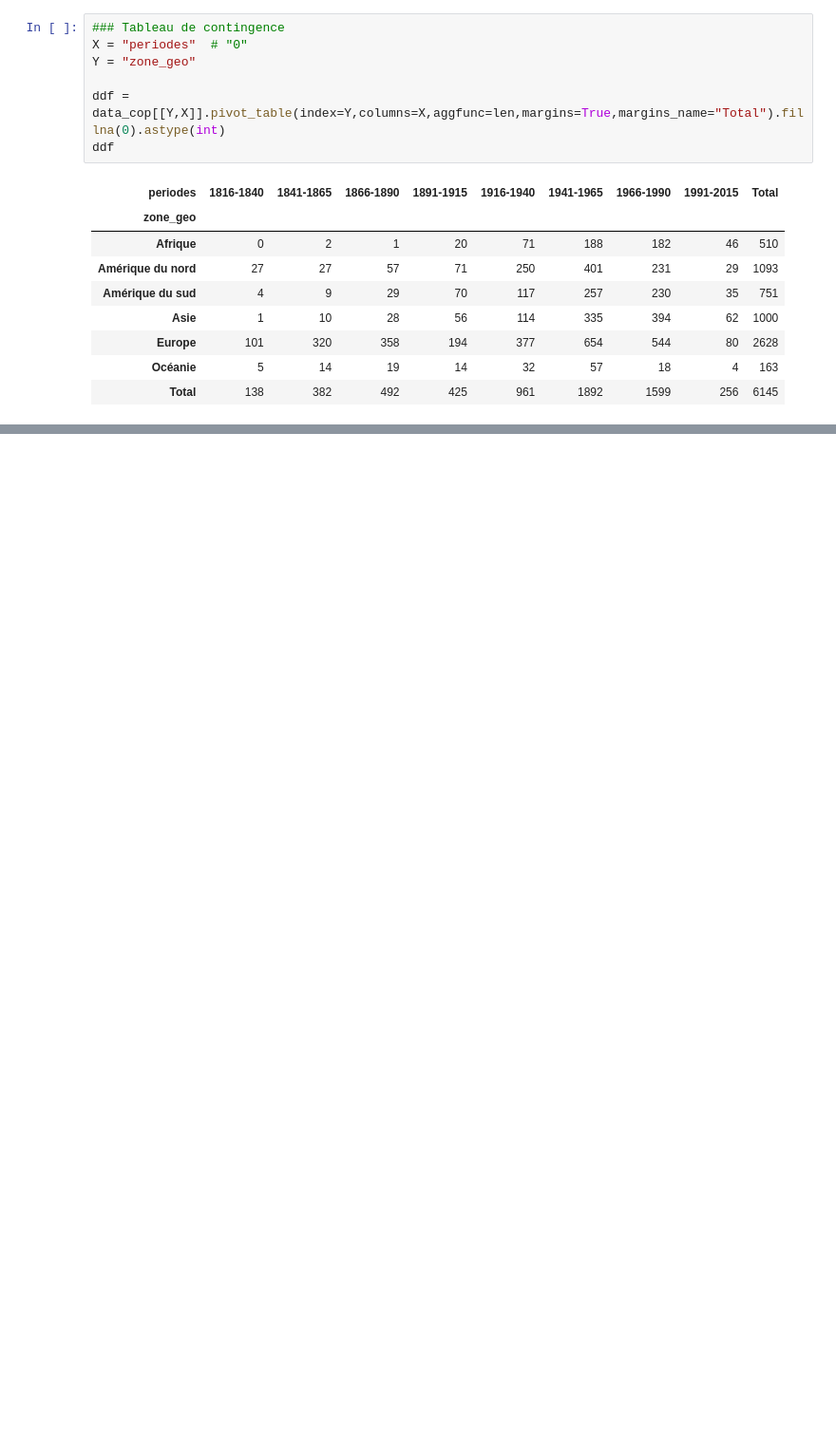
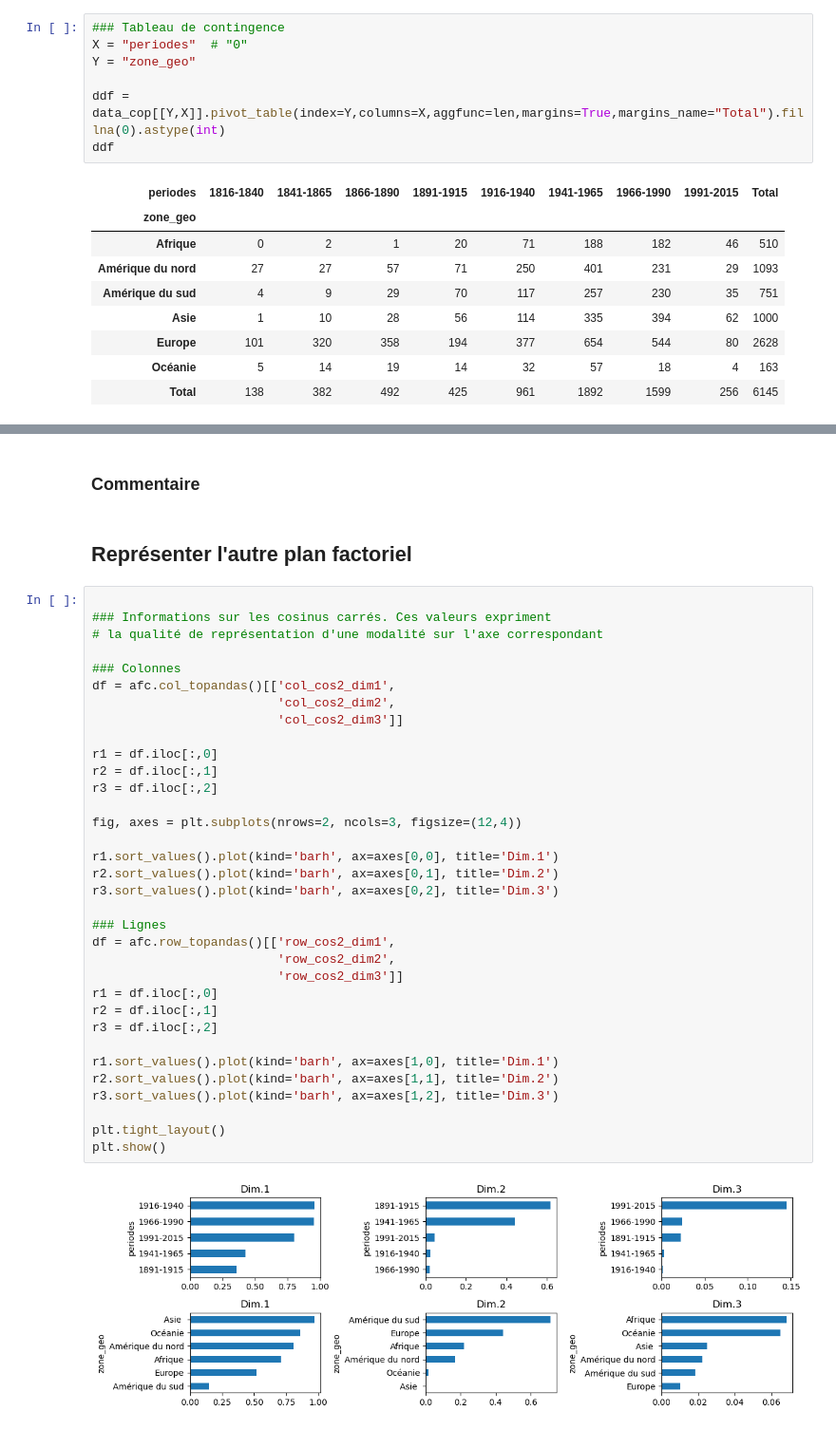
Before and after one commit to AliaBrah/militants_droit_femmes, a Jupyter notebook: S_2/fichier_CSV/nationalite_analyse.ipynb, the cells around one changed output, grey strips where cells are left out. Shown at 95% size. Saved outputs shown, nothing was run; the diff lists cells and outputs as text; blank space fills up the shorter version.

```diff
--- a/S_2/fichier_CSV/nationalite_analyse.ipynb
+++ b/S_2/fichier_CSV/nationalite_analyse.ipynb
@@ -245,0 +373,40 @@ NameError: name 'dfe' is not defined
+# %% [markdown]
+### Commentaire
+# %% [markdown]
+## Représenter l'autre plan factoriel
+# %%
+
+### Informations sur les cosinus carrés. Ces valeurs expriment
+# la qualité de représentation d'une modalité sur l'axe correspondant
+
+### Colonnes
+df = afc.col_topandas()[['col_cos2_dim1',
+                         'col_cos2_dim2',
+                         'col_cos2_dim3']]
+
+r1 = df.iloc[:,0]
+r2 = df.iloc[:,1]
+r3 = df.iloc[:,2]
+
+fig, axes = plt.subplots(nrows=2, ncols=3, figsize=(12,4))
+
+r1.sort_values().plot(kind='barh', ax=axes[0,0], title='Dim.1')
+r2.sort_values().plot(kind='barh', ax=axes[0,1], title='Dim.2')
+r3.sort_values().plot(kind='barh', ax=axes[0,2], title='Dim.3')
+
+### Lignes
+df = afc.row_topandas()[['row_cos2_dim1',
+                         'row_cos2_dim2',
+                         'row_cos2_dim3']]
+r1 = df.iloc[:,0]
+r2 = df.iloc[:,1]
+r3 = df.iloc[:,2]
+
+r1.sort_values().plot(kind='barh', ax=axes[1,0], title='Dim.1')
+r2.sort_values().plot(kind='barh', ax=axes[1,1], title='Dim.2')
+r3.sort_values().plot(kind='barh', ax=axes[1,2], title='Dim.3')
+
+plt.tight_layout()
+plt.show()
+# %% [output]
+[figure, added]
```
Also changed, not shown: parts of 19 cells of this notebook, 3 other files.
